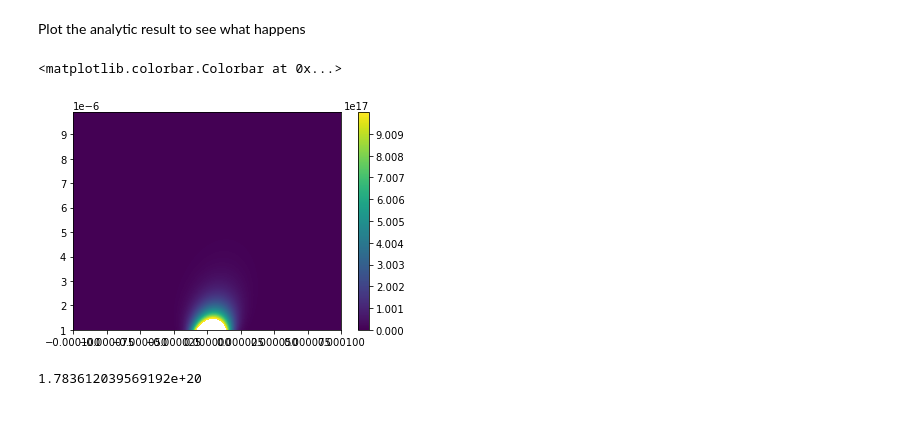
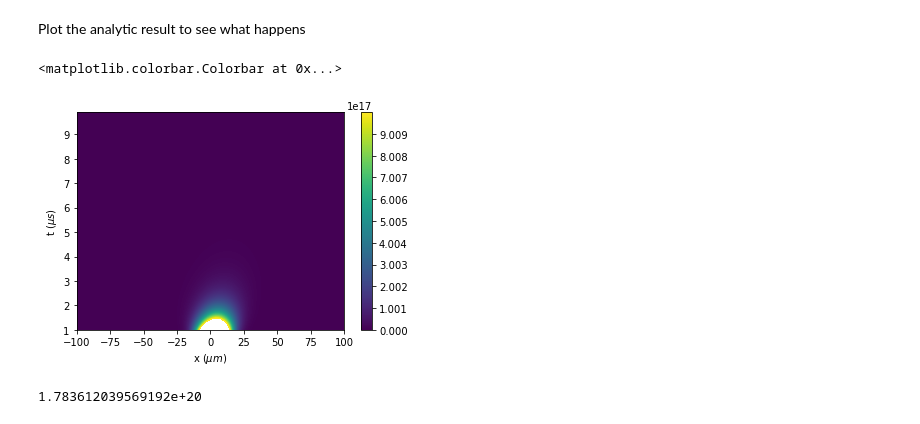
Before and after one commit to joshedmundson/PH4044-Tutorial-Sheet-3, a Jupyter notebook: PH4044 Tutorial Sheet 3.ipynb, the cells around one changed output. Cells and saved outputs as stored; diff of their text form; code cells hidden in the pictures.

```diff
--- a/PH4044 Tutorial Sheet 3.ipynb
+++ b/PH4044 Tutorial Sheet 3.ipynb
@@ -453,13 +287,15 @@ X, Y = np.meshgrid(x, y)
 # %%
 Z = delta_p_analytic(X, Y)
 
 contours = np.linspace(0, 1e18, 1000)
 
-plt.contourf(X, Y, Z, contours)
+plt.contourf(X*1e6, Y*1e6, Z, contours)
+plt.xlabel("x ($\mu m$)")
+plt.ylabel("t ($\mu s$)")
 plt.colorbar()
 # %% [output]
 <matplotlib.colorbar.Colorbar at 0x...>
-[figure, old version]
+[figure, new version]
 # %%
 delta_p_analytic(1e-9, 1e-9)
 # %% [output]
```
Also changed, not shown: parts of 26 cells of this notebook, 1 other file.
